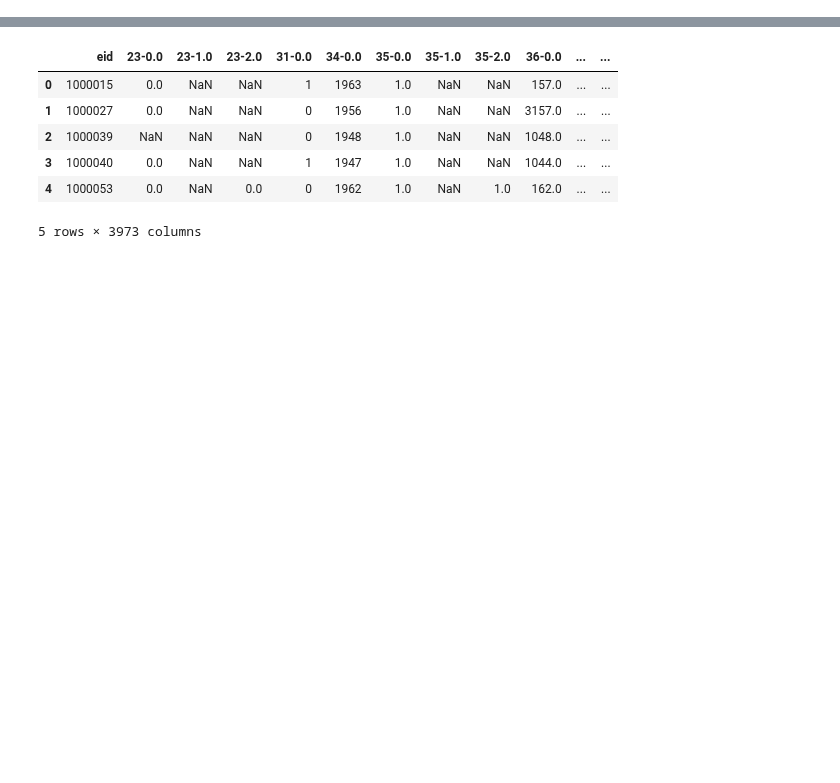
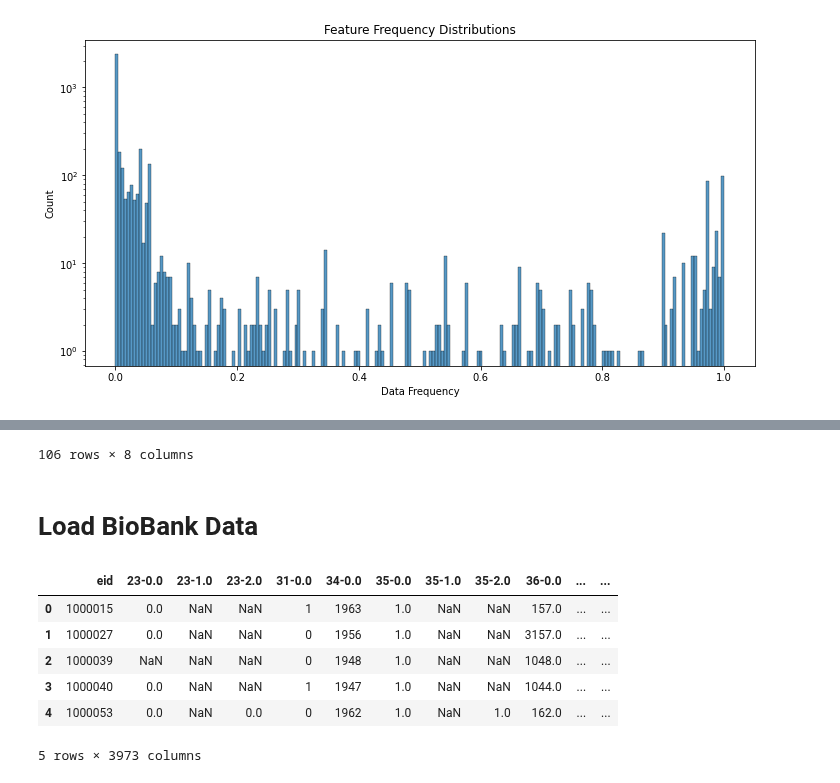
Before and after one commit to cole-khamnei/HLA_genotyping_associations, a Jupyter notebook: uk_biobank_EDA.ipynb, the cells around one changed output, grey strips where cells are left out. Drawn from its saved outputs; the diff is of its cells as text; code cells hidden in the pictures; blank space fills up the shorter version.

```diff
--- a/uk_biobank_EDA.ipynb
+++ b/uk_biobank_EDA.ipynb
@@ -20,3 +20,16 @@ ukbb_data_path = os.path.join(constants.UK_BIOBANK_DATA_PATH, ukbb_data_file)
 
 ukbb_index_html_path = os.path.join(constants.UK_BIOBANK_DATA_PATH, "ukbiobank.html")
 ukbb_index_csv_path = os.path.join(constants.UK_BIOBANK_DATA_PATH, "ukbiobank_index.csv")
+# %%
+# Plot helpers
+
+def titleize(label: str) -> str:
+    """"""
+    return label.replace("_", " ").title()
+
+
+def add_plt_labels(ax, x: str, y: str, title: Optional[str] = None, **kwargs) -> None:
+    ax.set_xlabel(titleize(x))
+    ax.set_ylabel(titleize(y))
+    if title:
+        ax.set_title(titleize(title))
@@ -40,0 +59,13 @@ ukbb_index.head()
+# %%
+ukbb_index["counts"] = np.array(ukbb_data.count().tolist())
+ukbb_index["frequency"] = ukbb_index["counts"] / len(ukbb_data)
+display(ukbb_index.head(10))
+
+fig, ax = plt.subplots(figsize=(12, 6))
+sns.histplot(ukbb_index["frequency"], ax=ax)
+ax.set_yscale("log")
+add_plt_labels(ax, "Data Frequency", "Count", "Feature Frequency Distributions")
+plt.show()
+
+display(ukbb_index.query("frequency > .99"))
+# %% [output]
@@ -40,0 +83 @@ ukbb_index.head()
+[figure, added]
@@ -41,3 +96,6 @@ ukbb_index.head()
+106 rows × 8 columns
+# %% [markdown]
+# Load BioBank Data
 # %%
 ukbb_data = pd.read_csv(ukbb_data_path, low_memory=False)
 ukbb_data.head()
```
Also changed, not shown: parts of 13 cells of this notebook, 1 other file.
